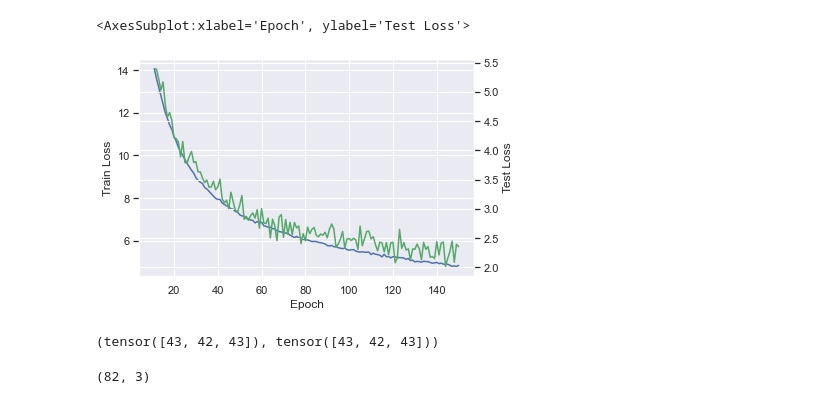
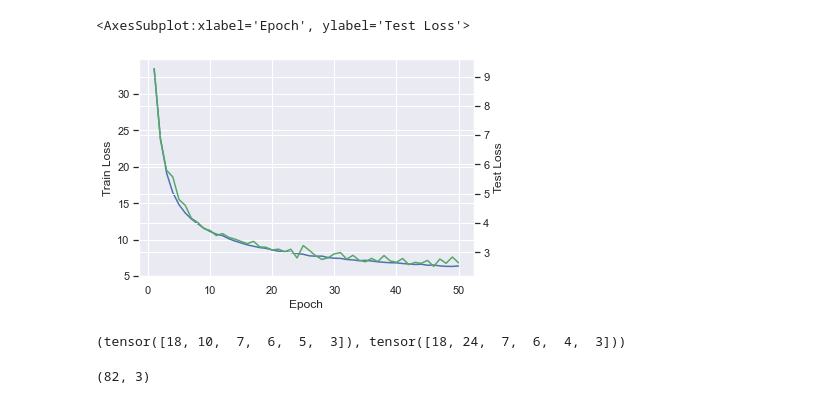
Before and after one commit to btbyrnes/geospatial, a Jupyter notebook: nb_geo_model_training.ipynb, the cells around one changed output. Drawn from its saved outputs; the diff is of its cells as text; code cells hidden in the pictures.

Commit message:
model, feature, data code

```diff
--- a/nb_geo_model_training.ipynb
+++ b/nb_geo_model_training.ipynb
@@ -10,8 +11,8 @@ import torch
 sns.set_theme()
 # %%
-batch_size = 1024
+batch_size = 512
 
-dataset = geoDataSet("data/labels.npy","data/features.npy")
+dataset = geoDataSet("data/data.npy")
 number_samples = len(dataset)
 
 train_dataset, test_dataset = random_split(dataset, [round(number_samples*0.8),number_samples-round(number_samples*0.8)])
@@ -19,10 +20,10 @@ train_dataset, test_dataset = random_split(dataset, [round(number_samples*0.8),n
 train_dataloader = DataLoader(train_dataset, batch_size=batch_size, shuffle=True)
 test_dataloader = DataLoader(test_dataset, batch_size=batch_size, shuffle=True)
 
-unique_points = dataset.label_count
-context_size = dataset.context_size
+unique_points = 82
+context_size = 3
 embedding_dimension = 10
 model = geoModel(unique_points+1, embedding_dimension, context_size)
 
 loss_function = nn.NLLLoss()
-optimizer = optim.SGD(model.parameters(), lr=0.1)
+optimizer = optim.SGD(model.parameters(), lr=0.5)
@@ -51,16 +55,16 @@ epoch 149 | test loss 2.354026
 # %%
 loss_df = pd.DataFrame({"Epoch":[i+1 for i in range(0,len(losses[0]))],"Train Loss":losses[0],"Test Loss":losses[1]})
 loss_df["delta"] = loss_df["Train Loss"] - loss_df["Test Loss"]
-sns.lineplot(data=loss_df[10:],x="Epoch",y="Train Loss")
+sns.lineplot(data=loss_df[:],x="Epoch",y="Train Loss")
 ax2 = plt.twinx()
-sns.lineplot(data=loss_df[10:],x="Epoch",y="Test Loss", color="g", ax=ax2)
+sns.lineplot(data=loss_df[:],x="Epoch",y="Test Loss", color="g", ax=ax2)
 # %% [output]
 <AxesSubplot:xlabel='Epoch', ylabel='Test Loss'>
-[figure, old version]
+[figure, new version]
 # %%
-model.predict(dataset[1:4]["context"]), dataset[1:4]["target"]
+model.predict(dataset[4999:5005]["context"]), dataset[4999:5005]["target"]
 # %% [output]
-(tensor([43, 42, 43]), tensor([43, 42, 43]))
+(tensor([18, 10,  7,  6,  5,  3]), tensor([18, 24,  7,  6,  4,  3]))
 # %%
 import folium
 # %%
```
Also changed, not shown: parts of 3 cells of this notebook, 3 other files.
